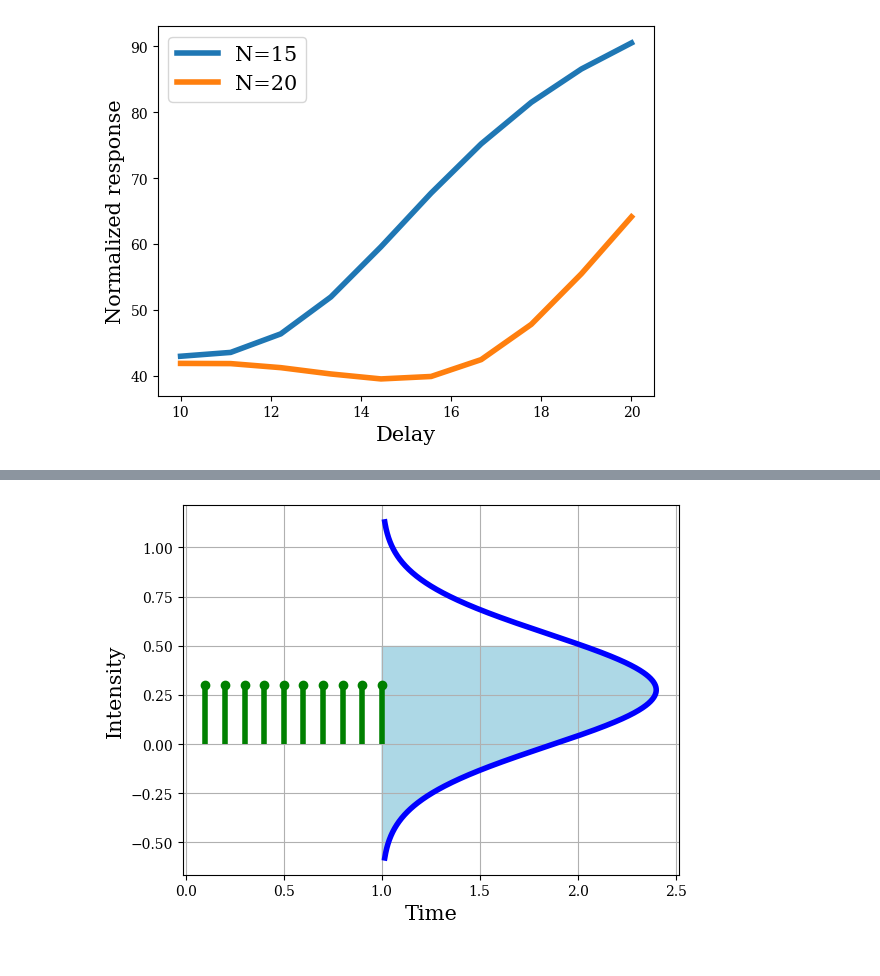
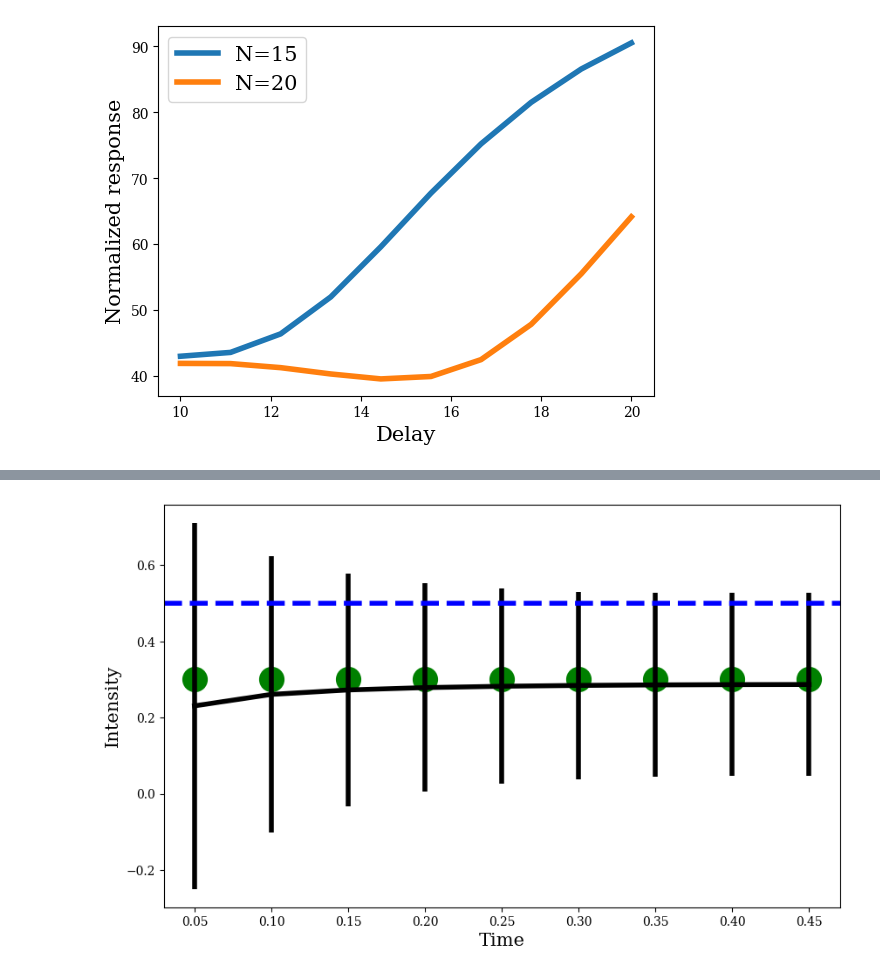
Before and after one commit to sjgershm/habituation, a Jupyter notebook: habituation.ipynb, the cells around one changed output, grey strips where cells are left out. Drawn from its saved outputs; the diff is of its cells as text; code cells hidden in the pictures.

```diff
--- a/habituation.ipynb
+++ b/habituation.ipynb
@@ -228,45 +244,30 @@ if save_figures:
-# %%
-# Illustration
-
-intensity = 0.3
-freq = 10
-N = 10
-threshold = 0.5
-
-t = np.linspace(1,N,N).reshape(N,1)/freq
-stimuli = np.ones(N)*intensity
-
-# gp = GaussianProcessRegressor(kernel=RBF(length_scale=1), alpha=0.3, optimizer=None)
-# gp.fit(t,stimuli)
-# m, sd = gp.predict(t[-1].reshape(1,1), return_std=True)
-# p = norm.cdf(m,threshold,sd)
-response, xhat, sd = gp_habituation(t, stimuli)
-
-# Generate data for normal distribution
-xhat = xhat[0]
-sd = sd[0]
-ymin = xhat - sd*3
-ymax = xhat + sd*3
-x = np.linspace(ymin, ymax, 1000)
-y = (1 / (sd * np.sqrt(2 * np.pi))) * np.exp(-0.5 * ((x - xhat) / sd) ** 2)
-
-# Plot the normal distribution
-plt.plot(y + t[-1], x, color='blue')
-
-# Shade the area under the curve
-shade_start = ymin
-shade_end = threshold
-plt.fill_betweenx(x, t[-1], y + t[-1], where=(x >= shade_start) & (x <= shade_end), color='lightblue')
-
-# Customize plot
-plt.xlabel('Time', fontsize=15)
-plt.ylabel('Intensity', fontsize=15)
-plt.grid(True)
-
-# Add a stem plot
-plt.stem(t, stimuli, linefmt='g-', markerfmt='go', basefmt=' ', bottom=0)
-
-if save_figures:
-    plt.savefig("../figures/illustration.pdf", format="pdf", bbox_inches="tight")
-# %% [output]
-[figure, removed]
+# %%
+# Illustration
+
+intensity = 0.3
+freq = 20
+N = 10
+threshold = 0.5
+D = 100
+X = np.linspace(0,1,D)
+
+xhat = np.zeros(N-1)
+sd = np.zeros(N-1)
+
+for n in range(1,N):
+    x = np.ones(n)*intensity
+    t = np.linspace(1,n,n).reshape(n,1)/freq
+    response, xhat[n-1], sd[n-1] = gp_habituation(t, x)
+
+# Plot the heatmap
+plt.figure(figsize=(10, 6))
+plt.xlabel('Time', fontsize=15)
+plt.ylabel('Intensity', fontsize=15)
+plt.plot(t, x, 'go', markersize=20)
+plt.errorbar(t, xhat, yerr=sd, color='k', fmt='-')
+plt.axhline(y=0.5, color='b', linestyle='--')
+
+if save_figures:
+    plt.savefig("illustration.pdf", format="pdf", bbox_inches="tight")
+# %% [output]
+[figure, added]
```
Also changed, not shown: parts of 7 cells of this notebook.
